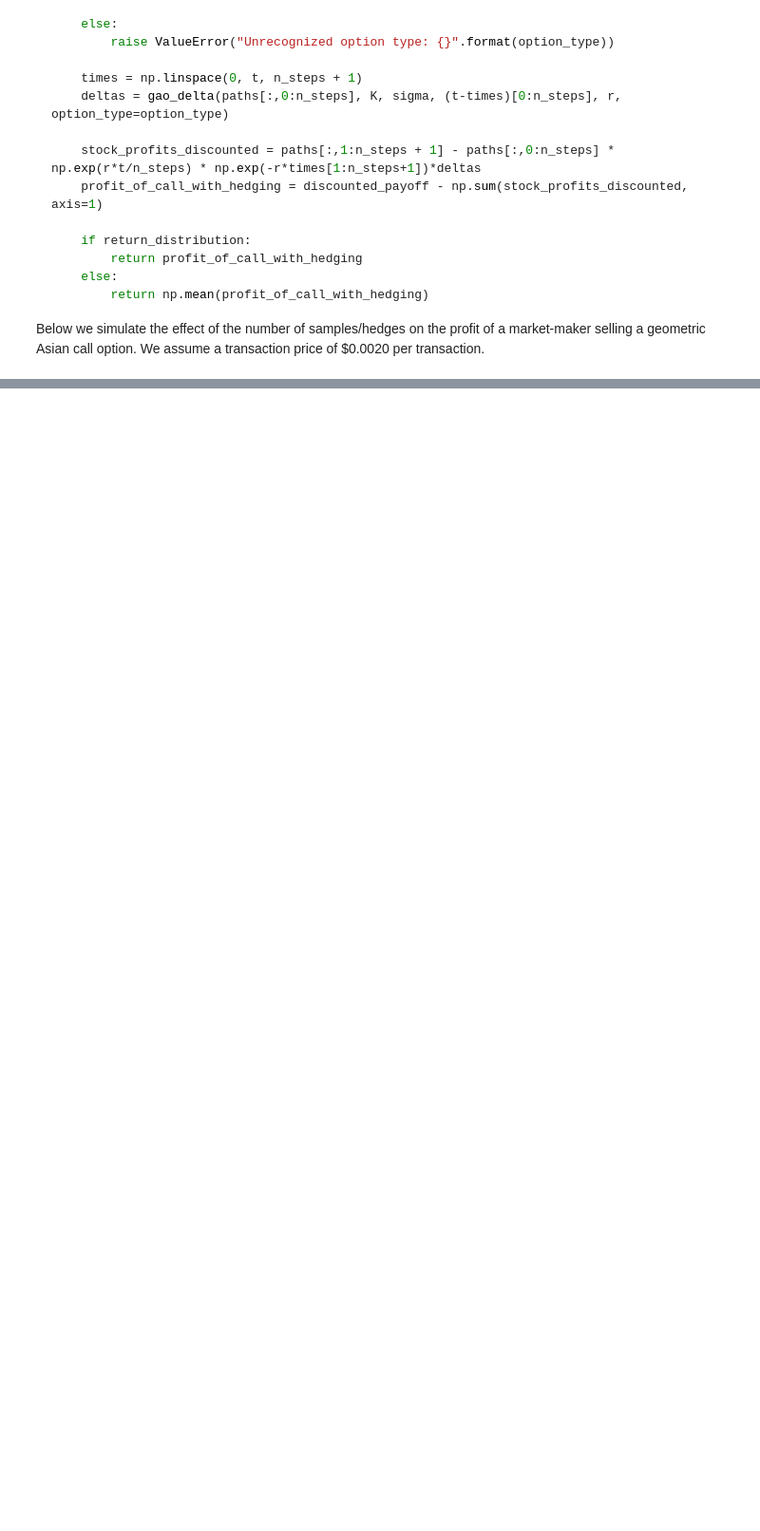
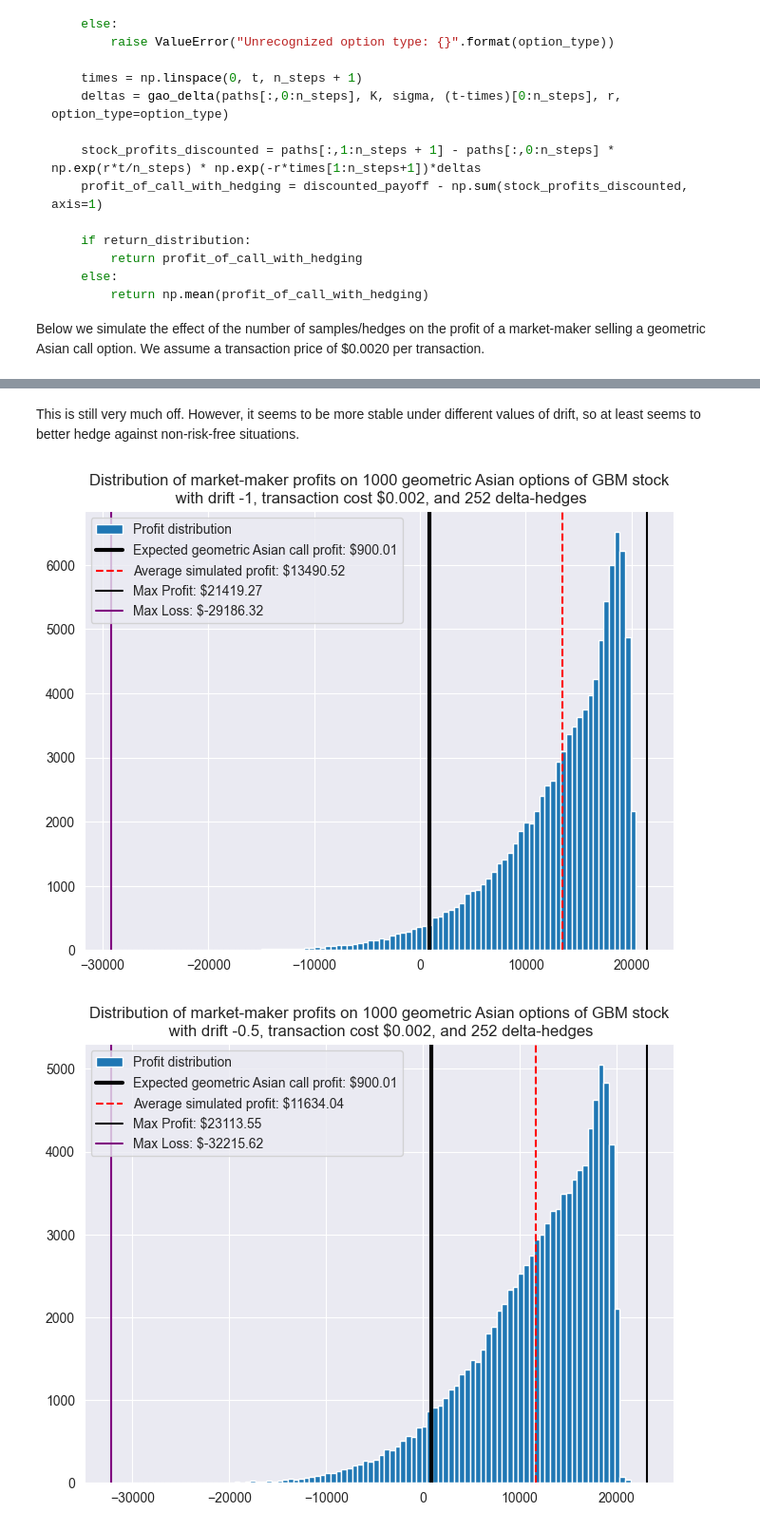
Before and after one commit to albesianor/Asian-options-hedging, a Jupyter notebook: 03_asian_options.ipynb, the cells around one changed output, grey strips where cells are left out. Shown at 95% size. Drawn from its saved outputs; the diff is of its cells as text; code cells hidden in the pictures; blank space fills up the shorter version.

```diff
--- a/03_asian_options.ipynb
+++ b/03_asian_options.ipynb
@@ -665,0 +679,55 @@ for n_steps in steps_amounts:
+# %% [markdown]
+This is still very much off.  However, it seems to be more stable under different values of drift, so at least seems to better hedge against non-risk-free situations.
+# %%
+S0 = 100
+K = 100
+sigma = 0.41
+t = 1
+r = 0.045
+n_sims = 100_000
+tr_cost = 0.002
+n_options = 1_000
+premium = gao_price(S0, K, sigma + 0.05, t, r)
+n_steps = 252
+
+mu_amounts = [-1, -0.5, -0.3, 0, 0.3, 0.5, 1]
+
+for mu in mu_amounts:
+    unit_profits_distribution = mc_asian_sf_hedged(
+        S0, K, sigma, t, r, mu, premium, n_sims, n_steps, geometric=True
+    )
+
+    profit_distribution = n_options * (unit_profits_distribution - tr_cost * n_steps)
+    average_profit = np.mean(profit_distribution)
+
+    plt.figure(figsize=(8, 6))
+
+    plt.hist(profit_distribution, bins=100, label="Profit distribution")
+
+    plt.axvline(
+        n_options * (premium - gao_price(S0, K, sigma, t, r)),
+        color="black",
+        lw=3,
+        label=f"Expected geometric Asian call profit: ${n_options*(premium - gao_price(S0,K,sigma,t,r)):.2f}",
+    )
+
+    plt.axvline(
+        average_profit,
+        ls="--",
+        color="red",
+        label=f"Average simulated profit: ${average_profit:.2f}",
+    )
+
+    profit_max = np.max(profit_distribution)
+    profit_min = np.min(profit_distribution)
+    plt.axvline(profit_max, color="black", label=f"Max Profit: ${profit_max:.2f}")
+    plt.axvline(profit_min, color="purple", label=f"Max Loss: ${profit_min:.2f}")
+
+    plt.title(
+        f"Distribution of market-maker profits on {n_options} geometric Asian options of GBM stock\n with drift {mu}, transaction cost ${tr_cost}, and {n_steps} delta-hedges"
+    )
+    plt.legend()
+    plt.show()
+# %% [output]
+[figure, added]
+[figure, added]
```
Also changed, not shown: parts of 8 cells of this notebook, 1 other file.
